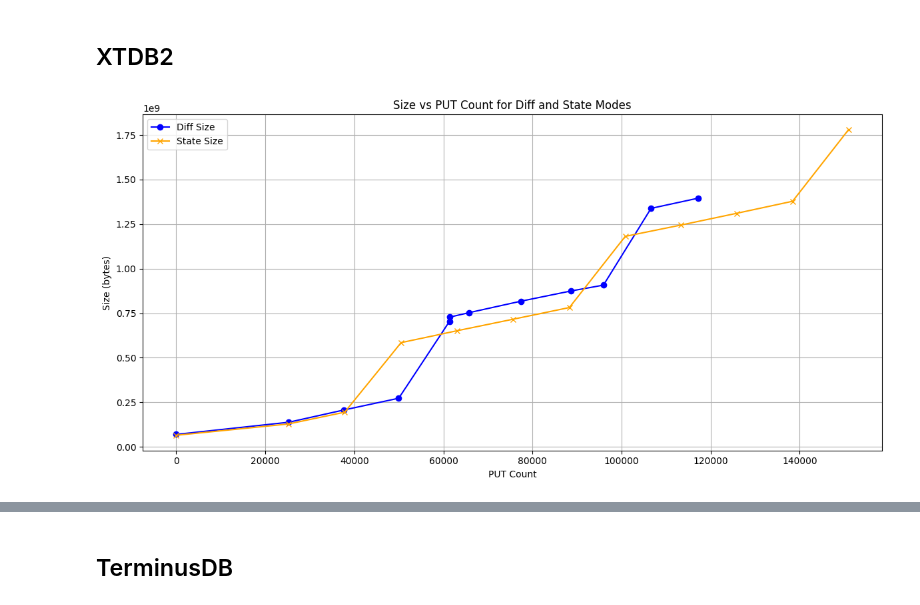
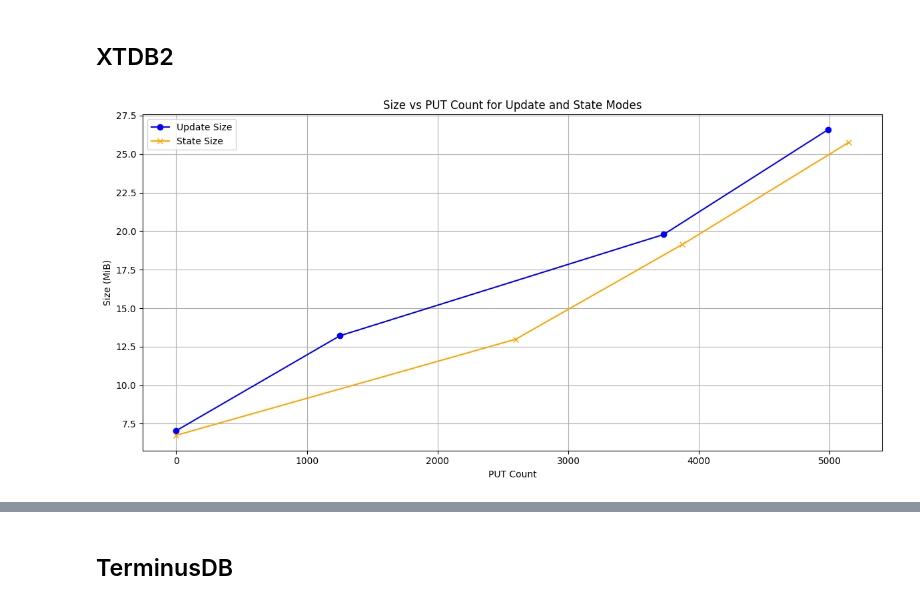
Before and after one commit to DinisSousa2003/api-kevel-mock, a Jupyter notebook: analysis.ipynb, the cells around one changed output, grey strips where cells are left out. Cells and saved outputs as stored; diff of their text form; code cells hidden in the pictures.

```diff
--- a/analysis.ipynb
+++ b/analysis.ipynb
@@ -4,7 +4,8 @@ import pandas as pd
 import matplotlib.pyplot as plt
 
 OUTPUT_FOLDER = "output-aws"
-TIME = 360
+TIME = 120
 GPT = 30
 NOW = 99
 ALL_DATABASES = ["postgres", "xtdb2"]
+MODES = ["Update", "State"]
@@ -31,8 +75,9 @@ def parse_size(size_str):
 def load_all_data(path):
     # Load both files
     size_df = pd.read_csv(os.path.join(path, "size.csv"), parse_dates=["timestamp"])
+    size_df["value"] = size_df["value"].apply(to_mib)
     size_query_df = pd.read_csv(os.path.join(path, "size_query.csv"), parse_dates=["timestamp"])
-    size_query_df["value"] = size_query_df["value"].apply(parse_size)
+    size_query_df["value"] = size_query_df["value"].apply(parse_size).apply(to_mib)
     times_df = pd.read_csv(os.path.join(path, "times.csv"), parse_dates=["timestamp"])
 
     # Pivot metrics in size.csv
@@ -53,12 +98,17 @@ def load_all_data(path):
         merged = pd.merge_asof(size_df, size_query_df, on="timestamp", suffixes=('_size', '_query'))
         merged = pd.merge_asof(merged, times_df, on="timestamp", suffixes=('', '_time'))
 
+    rename_map = {
+        'customer_diff': 'customer_data',
+        'customer_diff_indexes': 'customer_indexes',
+        'customer_diff_total': 'customer_total',
+        'customer_state': 'customer_data',
+        'customer_state_indexes': 'customer_indexes',
+        'customer_state_total': 'customer_total'
+    }
+    merged = merged.rename(columns=rename_map)
+
     return merged
-
-def load_time_data(path):
-    # Load the times.csv file
-    times_df = pd.read_csv(os.path.join(path, "times.csv"), parse_dates=["timestamp"])
-    return times_df
 # %% [markdown]
 ## Postgres
 # %%
@@ -90,24 +213,24 @@ plt.show()
 # %%
 database = "xtdb2"
 users = 1
-rate = 10
+rate = 1
 
 diff_path = make_path(database, "diff", TIME, GPT, NOW, users, rate)
 state_path = make_path(database, "state", TIME, GPT, NOW, users, rate)
 
 diff_data = load_all_data(diff_path)
 state_data = load_all_data(state_path)
 
 # Plotting the data - I want the PUT count on the x-axis and the size on the y-axis
 plt.figure(figsize=(12, 6))
-plt.plot(diff_data['ALL PUT'], diff_data['total_size'], label='Diff Size', color='blue', marker='o')
+plt.plot(diff_data['ALL PUT'], diff_data['total_size'], label='Update Size', color='blue', marker='o')
 plt.plot(state_data['ALL PUT'], state_data['total_size'], label='State Size', color='orange', marker='x')
 plt.xlabel('PUT Count')
-plt.ylabel('Size (bytes)')
-plt.title('Size vs PUT Count for Diff and State Modes')
+plt.ylabel('Size (MiB)')
+plt.title('Size vs PUT Count for Update and State Modes')
 plt.legend()
 plt.grid()
 plt.tight_layout()
 plt.show()
 # %% [output]
-[figure, old version]
+[figure, new version]
```
Also changed, not shown: parts of 13 cells of this notebook, 49 other files.
